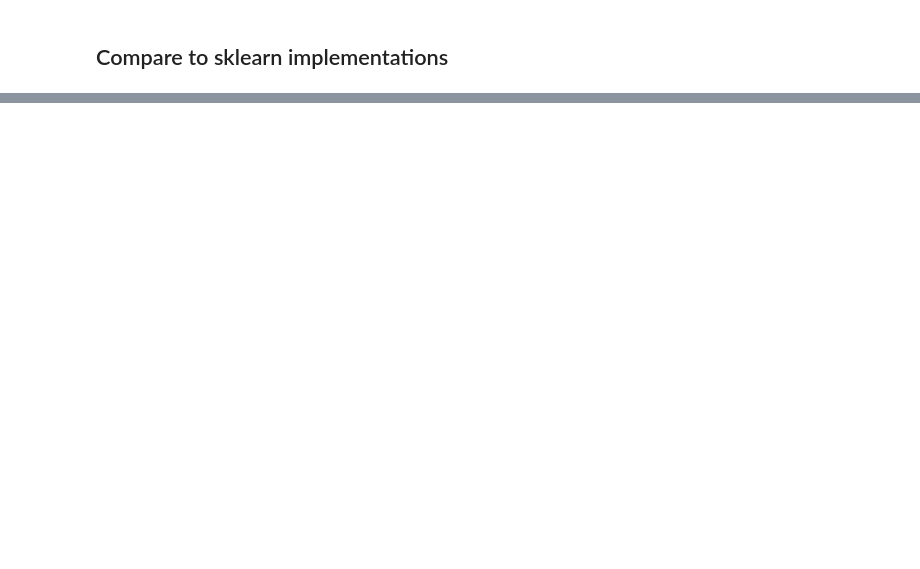
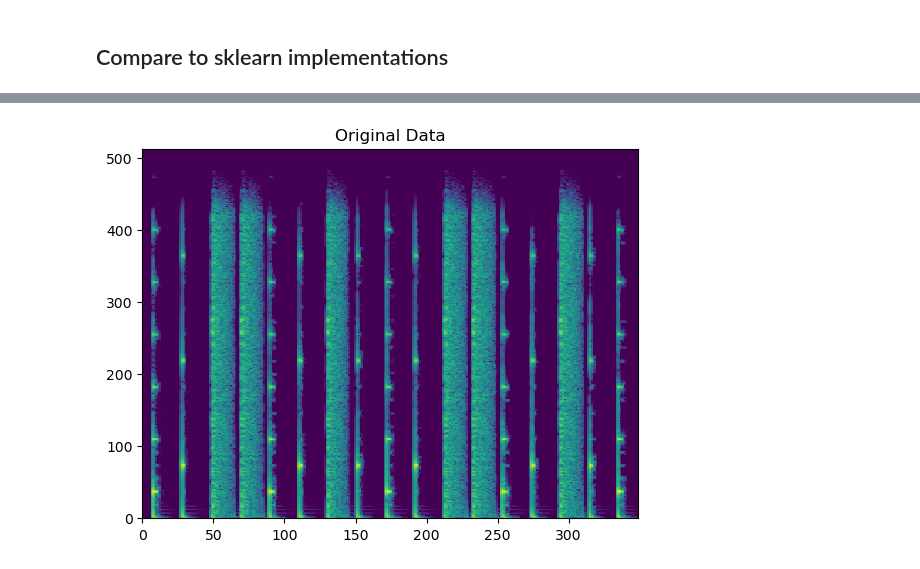
Before and after one commit to keriotisna/CS545-Final-Project, a Jupyter notebook: decompositionTest.ipynb, the cells around one changed output, grey strips where cells are left out. Drawn from its saved outputs; the diff is of its cells as text; code cells hidden in the pictures; blank space fills up the shorter version.

```diff
--- a/decompositionTest.ipynb
+++ b/decompositionTest.ipynb
@@ -136,0 +140,88 @@ plt.show()
+# %%
+NPERSEG = 1024
+NOVERLAP = 3*NPERSEG // 4
+
+# stft returns a tuple of (sample frequencies, segment times, the STFT itself)
+scipySTFT = stft(data, fs=sample_rate, window='hann', nperseg=NPERSEG, noverlap=NOVERLAP)
+PHASE = np.angle(scipySTFT[-1])
+
+# convertedScipySTFT = np.abs(scipySTFT[-1])
+# convertedScipySTFT = np.log(np.abs(scipySTFT[-1]))
+convertedScipySTFT = np.clip(np.log(np.abs(scipySTFT[-1])), a_min=0, a_max=np.inf)
+
+
+
+
+
+R = 3
+W_NMF, H_NMF = getNMF(convertedScipySTFT, R=R, iterations=1000, optimizationMethod='KL')
+
+plt.pcolormesh(convertedScipySTFT), plt.title('Original Data'), plt.show()
+
+plt.pcolormesh(H_NMF), plt.title("H_NMF"), plt.show()
+
+plt.pcolormesh(W_NMF), plt.title("W_NMF"), plt.show()
+
+plt.pcolormesh(W_NMF @ H_NMF), plt.title("Reconstruction 111"), plt.show()
+
+# Repeat existing basis vectors multiple times. Noise is added later to make model more robust
+instrumentsList = [np.tile(np.expand_dims(W_NMF[:, i], -1), (1, np.random.randint(low=10, high=20))) for i in range(R)]
+countsList = [x.shape[-1] for x in instrumentsList]
+
+fullInstrumentsList = np.concatenate(instrumentsList, axis=1)
+# Add some noise for generalization
+fullInstrumentsList += np.random.rand(*fullInstrumentsList.shape)*0
+
+plt.pcolormesh(fullInstrumentsList), plt.title('fullInstrumentsList'), plt.show()
+
+
+
+
+
+
+
+
+W_NMF, activations = decomposeAudioSKLearn(X=convertedScipySTFT, W=fullInstrumentsList, H=None)
+
+plt.pcolormesh(W_NMF), plt.title('W_NMF'), plt.show()
+plt.pcolormesh(activations), plt.title('H_NMF'), plt.show()
+
+isolations = []
+currentBase = 0
+
+for count in countsList:
+
+    currentActivations = activations[currentBase:currentBase+count, :]
+    currentBases = W_NMF[:, currentBase:currentBase+count]
+    # plt.pcolormesh(currentActivations), plt.title('currentActivations'), plt.show(), plt.pcolormesh(currentBases), plt.title('currentBases'), plt.show()
+
+    currentReconstruction = currentBases @ currentActivations
+    # Re-introduce phase information. This is actually very important in the overall quality of the reconstruction, as there is an audible difference
+    currentReconstruction = currentReconstruction * np.exp(1j * PHASE)
+
+    print(f'Min/Max {np.min(currentReconstruction)} {np.max(currentReconstruction)}')
+
+    plt.pcolormesh(np.abs(currentReconstruction)), plt.title('Decomposed Recon'), plt.show()
+    isolations.append(currentReconstruction)
+    currentBase += count
+
+
+
+def normalizeWAV(arr):
+    maxVal = np.max(np.abs(arr))
+
+    normalized_arr = arr * (1.0 / maxVal)
+    return normalized_arr
+
+
+for idx, isolation in enumerate(isolations):
+    t, x = istft(isolation, fs=sample_rate, window='hann', nperseg=NPERSEG, noverlap=NOVERLAP)
+
+    x = normalizeWAV(x)
+
+    wavfile.write(f'Instrument{idx}.wav', rate=sample_rate, data=x)
+
+# TODO: Try clustering here?
+# Matching pursuit?
+# Dictionary based algorithms?
+# %% [output]
@@ -136,0 +229 @@ plt.show()
+[figure, added]
```
Also changed, not shown: parts of 7 cells of this notebook, 10 other files.
